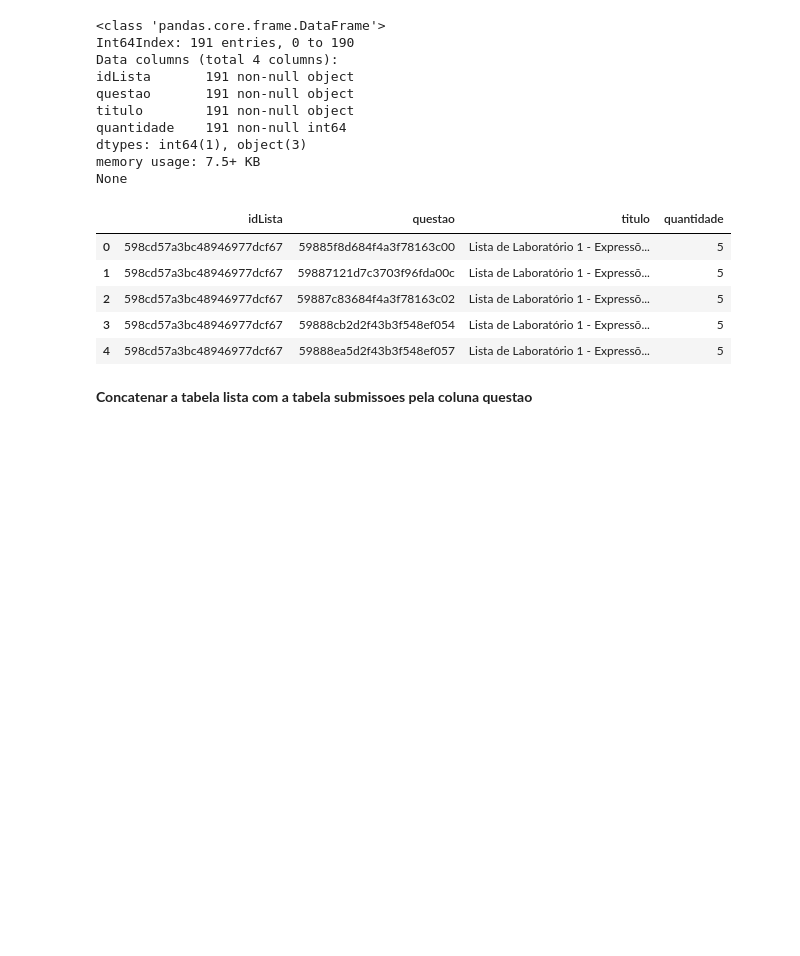
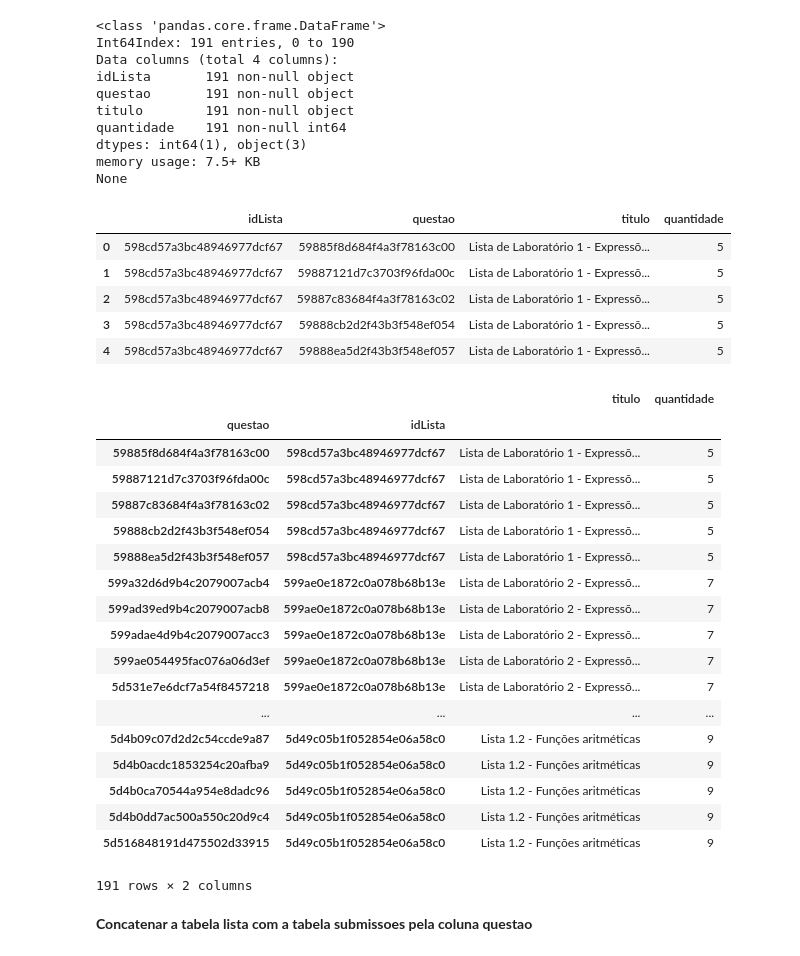
Before and after one commit to repitta/CienciaDeDadosEducacionais, a Jupyter notebook: pre-processoLOP.ipynb, the cells around one changed output. Drawn from its saved outputs; the diff is of its cells as text; code cells hidden in the pictures; blank space fills up the shorter version.

```diff
--- a/pre-processoLOP.ipynb
+++ b/pre-processoLOP.ipynb
@@ -131,13 +131,13 @@ lopListas    = pd.read_csv("https://raw.githubusercontent.com/repitta/CienciaDeD
 #Arquivo muito grande !! não tem como colocar no git
 #lopSub      = pd.read_csv("https://github.com/repitta/CienciaDeDadosEducacionais/raw/master/arquivosCSV/lop.submissoes.csv",dtype=typeSub)
 lopSub       = pd.read_csv("lop.submissoes.csv",dtype=typeSub)
-lopProvas    = pd.read_csv("https://raw.githubusercontent.com/repitta/CienciaDeDadosEducacionais/master/arquivosCSV/lop.provas.csv")
-lopSubProvas = pd.read_csv("https://github.com/repitta/CienciaDeDadosEducacionais/raw/master/arquivosCSV/lop.submissoesProva.csv")
+#lopProvas    = pd.read_csv("https://raw.githubusercontent.com/repitta/CienciaDeDadosEducacionais/master/arquivosCSV/lop.provas.csv")
+#lopSubProvas = pd.read_csv("https://github.com/repitta/CienciaDeDadosEducacionais/raw/master/arquivosCSV/lop.submissoesProva.csv")
 
 
 #definindo a coluna data as tabelas para o formato datetime do pandas
 lopSub["data"]       = pd.to_datetime(lopSub["data"], format = "%Y/%m/%dT%H:%M:%S")
-lopSubProvas["data"] = pd.to_datetime(lopSubProvas["data"], format = "%Y/%m/%dT%H:%M:%S")
+#lopSubProvas["data"] = pd.to_datetime(lopSubProvas["data"], format = "%Y/%m/%dT%H:%M:%S")
 # %% [markdown]
 **Selecionar as colunas com os dados que serão utilizados no estudo**
 # %%
@@ -490,6 +488,30 @@ None
 | 2 | 598cd57a3bc48946977dcf67 | 59887c83684f4a3f78163c02 | Lista de Laboratório 1 - Expressõ... | 5 |
 | 3 | 598cd57a3bc48946977dcf67 | 59888cb2d2f43b3f548ef054 | Lista de Laboratório 1 - Expressõ... | 5 |
 | 4 | 598cd57a3bc48946977dcf67 | 59888ea5d2f43b3f548ef057 | Lista de Laboratório 1 - Expressõ... | 5 |
+# %%
+#listaNovo = listaNovo.set_index(["questao","idLista"])
+#listaNovo.loc[listaNovo["questao"] == "59885f8d684f4a3f78163c00"]
+listaNovo
+# %% [output]
+|  |  | titulo | quantidade |
+| questao | idLista |  |  |
+| 59885f8d684f4a3f78163c00 | 598cd57a3bc48946977dcf67 | Lista de Laboratório 1 - Expressõ... | 5 |
+| 59887121d7c3703f96fda00c | 598cd57a3bc48946977dcf67 | Lista de Laboratório 1 - Expressõ... | 5 |
+| 59887c83684f4a3f78163c02 | 598cd57a3bc48946977dcf67 | Lista de Laboratório 1 - Expressõ... | 5 |
+| 59888cb2d2f43b3f548ef054 | 598cd57a3bc48946977dcf67 | Lista de Laboratório 1 - Expressõ... | 5 |
+| 59888ea5d2f43b3f548ef057 | 598cd57a3bc48946977dcf67 | Lista de Laboratório 1 - Expressõ... | 5 |
+| 599a32d6d9b4c2079007acb4 | 599ae0e1872c0a078b68b13e | Lista de Laboratório 2 - Expressõ... | 7 |
+| 599ad39ed9b4c2079007acb8 | 599ae0e1872c0a078b68b13e | Lista de Laboratório 2 - Expressõ... | 7 |
+| 599adae4d9b4c2079007acc3 | 599ae0e1872c0a078b68b13e | Lista de Laboratório 2 - Expressõ... | 7 |
+| 599ae054495fac076a06d3ef | 599ae0e1872c0a078b68b13e | Lista de Laboratório 2 - Expressõ... | 7 |
+| 5d531e7e6dcf7a54f8457218 | 599ae0e1872c0a078b68b13e | Lista de Laboratório 2 - Expressõ... | 7 |
+| ... | ... | ... | ... |
+| 5d4b09c07d2d2c54ccde9a87 | 5d49c05b1f052854e06a58c0 | Lista 1.2 - Funções aritméticas | 9 |
+| 5d4b0acdc1853254c20afba9 | 5d49c05b1f052854e06a58c0 | Lista 1.2 - Funções aritméticas | 9 |
+| 5d4b0ca70544a954e8dadc96 | 5d49c05b1f052854e06a58c0 | Lista 1.2 - Funções aritméticas | 9 |
+| 5d4b0dd7ac500a550c20d9c4 | 5d49c05b1f052854e06a58c0 | Lista 1.2 - Funções aritméticas | 9 |
+| 5d516848191d475502d33915 | 5d49c05b1f052854e06a58c0 | Lista 1.2 - Funções aritméticas | 9 |
+191 rows × 2 columns
 # %% [markdown]
 **Concatenar a tabela lista com a tabela submissoes pela coluna questao**
 # %%
```
Also changed, not shown: parts of 2 cells of this notebook.
